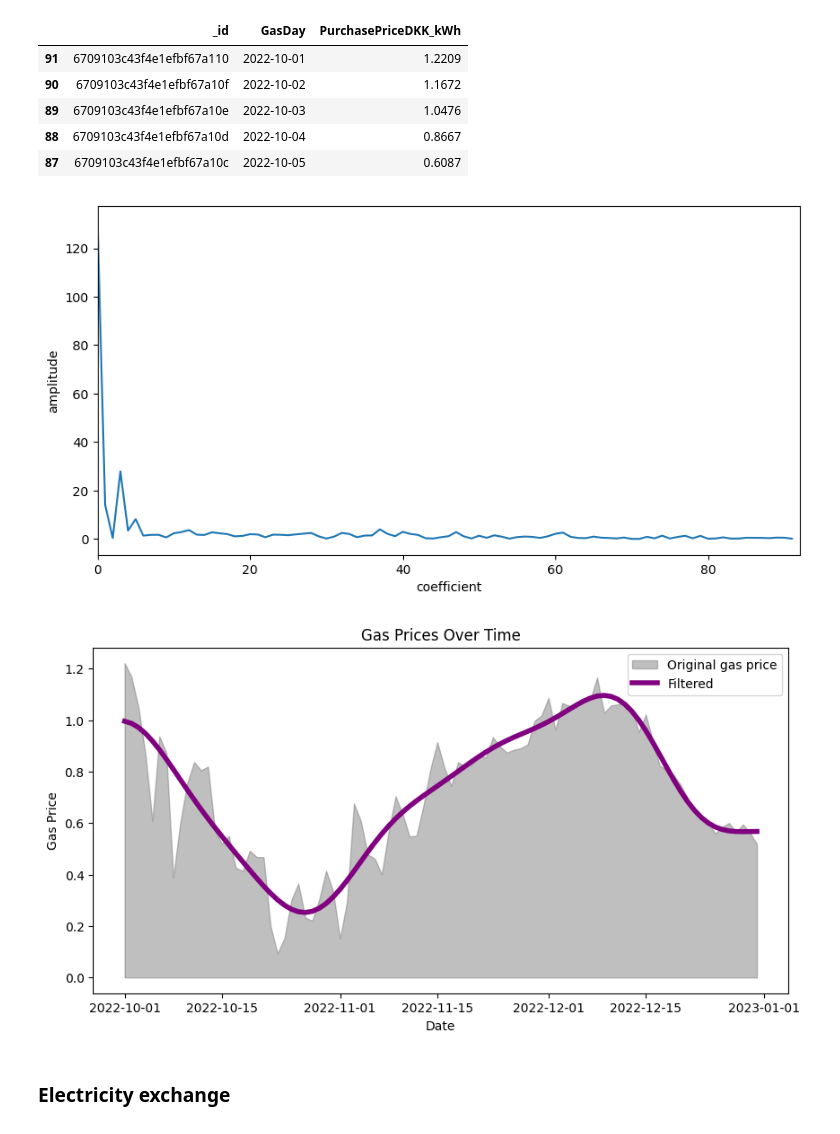
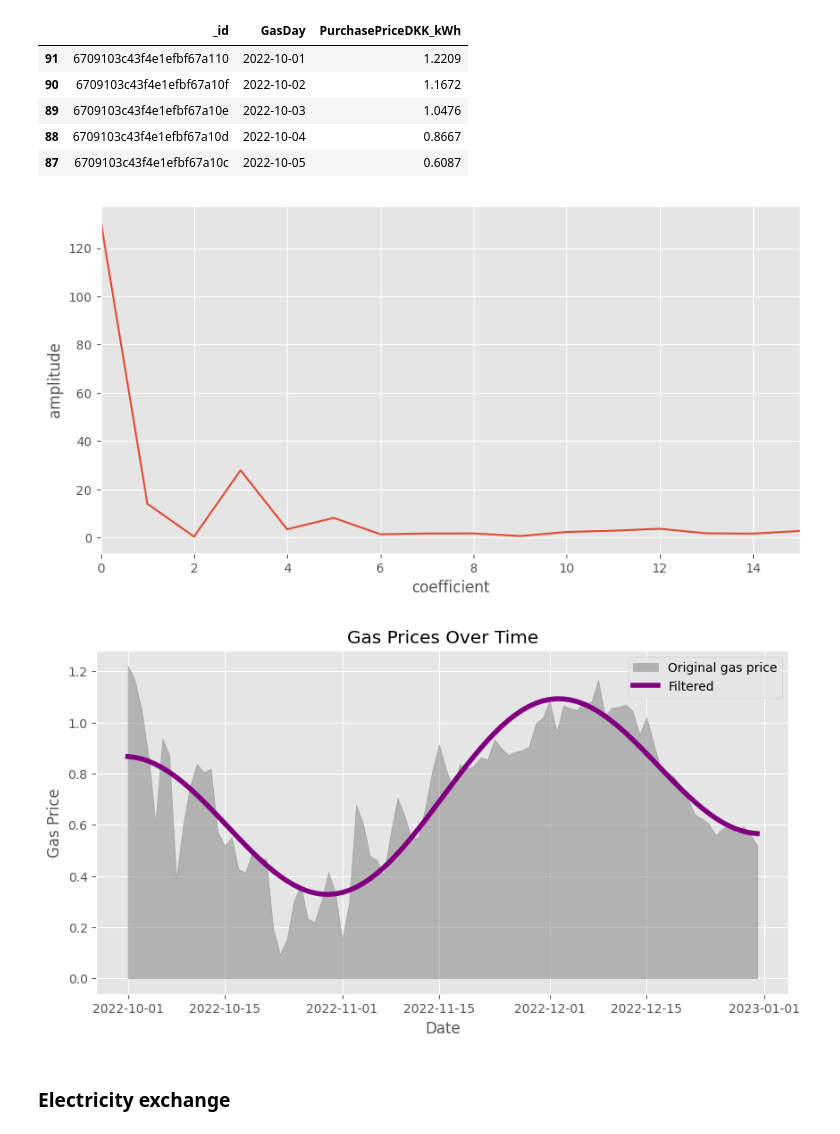
Before and after one commit to aadle/data-to-decision-320, a Jupyter notebook: project_2/project_2.ipynb, the cells around one changed output. Saved outputs shown, nothing was run; the diff lists cells and outputs as text; code cells hidden in the pictures.

```diff
--- a/project_2/project_2.ipynb
+++ b/project_2/project_2.ipynb
@@ -21,6 +21,8 @@ from pyspark.sql import SparkSession
 from pyspark.sql.functions import udf
 from pyspark.sql.types import StringType
 from scipy.fft import dct, idct
+
+plt.style.use("ggplot")
 # %%
 # Connecting to MongoDB
 url = (
@@ -293,29 +295,34 @@ df_gas_prices.head()
 # %%
 W = np.arange(0, df_gas_prices.shape[0])
 dct_gas_prices = dct(df_gas_prices["PurchasePriceDKK_kWh"].values) # DCT on the gas prices
+
+# Plotting of the DCT
+num_coeff = 15
 
 plt.figure(figsize=(10, 5))
 plt.plot(np.abs(dct_gas_prices))
 plt.xlabel('coefficient')
 plt.ylabel('amplitude')
-plt.xlim(0, dct_gas_prices.shape[0])
+# plt.xlim(0, dct_gas_prices.shape[0])
+plt.xlim(0, num_coeff)
+plt.xticks(np.arange(0, num_coeff+1, step=2))
 plt.show()
 # %% [output]
-[figure, old version]
+[figure, new version]
 # %%
-dct_gas_prices[(W > 10)] = 0
+dct_gas_prices[(W > 3)] = 0 # Filter out frequencies greater than 3
 
 plt.figure(figsize=(10, 5))
 plt.fill_between(df_gas_prices['GasDay'], df_gas_prices['PurchasePriceDKK_kWh'],
                  color='grey', alpha=0.5, label="Original gas price")
 plt.xlabel('Date')
 plt.ylabel('Gas Price')
 plt.title('Gas Prices Over Time')
 plt.plot(df_gas_prices['GasDay'], idct(dct_gas_prices), label="Filtered",
          color="purple", linewidth=4)
 plt.legend()
 plt.show()
 # %% [output]
-[figure, old version]
+[figure, new version]
 # %% [markdown]
 ### Electricity exchange
```
Also changed, not shown: parts of 40 cells of this notebook.
